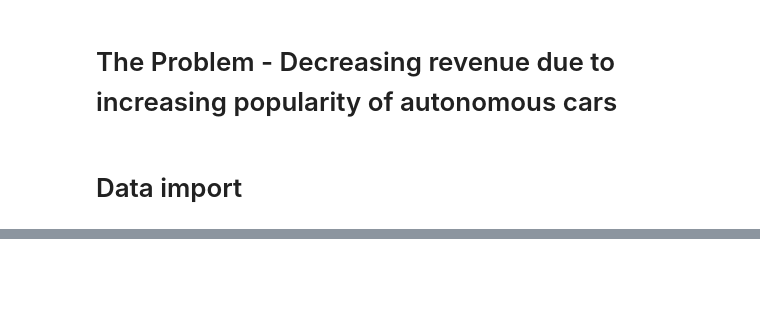
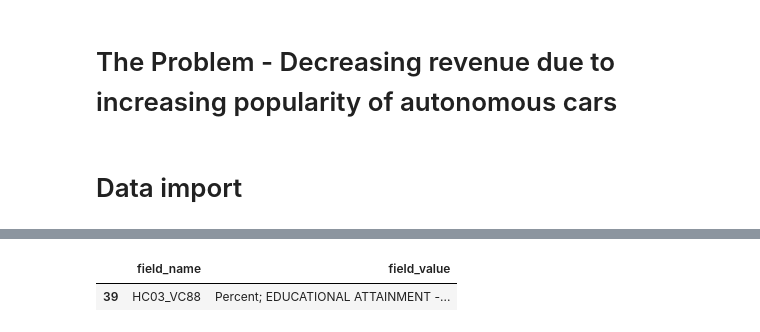
Before and after one commit to tmthyjames/general_prez, a Jupyter notebook: the_general_final.ipynb, the cells around one changed output, grey strips where cells are left out. Drawn from its saved outputs; the diff is of its cells as text; code cells hidden in the pictures; blank space fills up the shorter version.

```diff
--- a/the_general_final.ipynb
+++ b/the_general_final.ipynb
@@ -151,3 +137,8 @@ for i in df_sample:
     else:
         row['sb_per_capita'] = 0
     data.append(row)
+# %%
+data_dict_all[data_dict_all.field_name.astype(str).str.contains('HC03_VC88')]
+# %% [output]
+|  | field_name | field_value |
+| 39 | HC03_VC88 | Percent; EDUCATIONAL ATTAINMENT -... |
```
Also changed, not shown: parts of 5 cells of this notebook, 13 other files.
